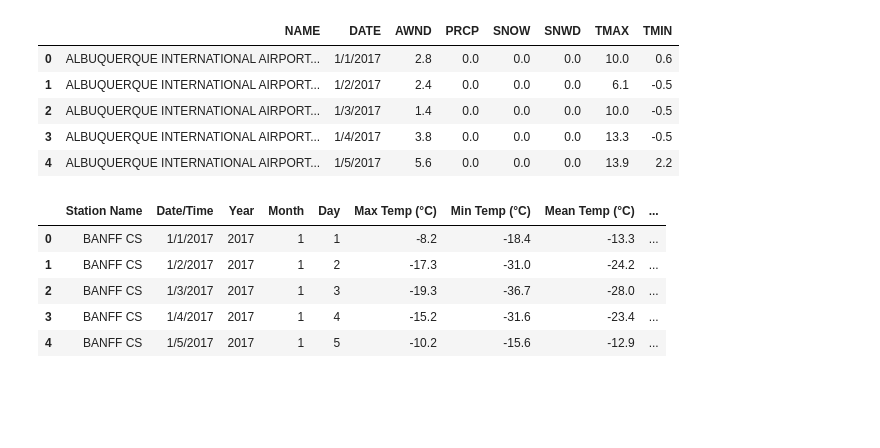
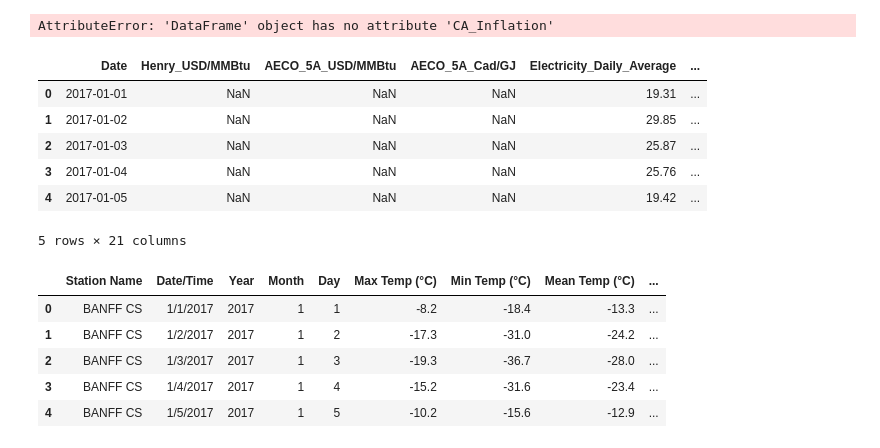
Before and after one commit to yidanzhao00/Natural-Gas-Price-Tendency-Analysis, a Jupyter notebook: code/read_weather_files.ipynb, the cells around one changed output. Drawn from its saved outputs; the diff is of its cells as text; code cells hidden in the pictures; blank space fills up the shorter version.

```diff
--- a/code/read_weather_files.ipynb
+++ b/code/read_weather_files.ipynb
@@ -10,6 +10,8 @@ import statsmodels.api as sm
 import statsmodels.formula.api as smf
 # %%
 #loading the file
-us_weather_df = pd.read_csv("C:/Users/zhaoy/Documents/ECON_611_Uniper_Project/ECON-611-Uniper-Project/data/US_weather_data/combined_us_weather.csv")
-ca_weather_df = pd.read_csv("C:/Users/zhaoy/Documents/ECON_611_Uniper_Project/ECON-611-Uniper-Project/data/CA_weather_data/combined_ca_weather.csv", encoding='ISO-8859-1')
-ab_weather_df = pd.read_csv("C:/Users/zhaoy/Documents/ECON_611_Uniper_Project/ECON-611-Uniper-Project/data/CA_weather_data/alberta_weather.csv", encoding='ISO-8859-1')
+us_weather_df = pd.read_csv("C:/Users/zhaoy/Documents/ECON_611_Uniper_Project/ECON-611-Uniper-Project/data_files/Monthly_data/US_weather_data/combined_us_weather.csv")
+ca_weather_df = pd.read_csv("C:/Users/zhaoy/Documents/ECON_611_Uniper_Project/ECON-611-Uniper-Project/data_files/Monthly_data/CA_weather_data/combined_ca_weather.csv", encoding='ISO-8859-1')
+ab_weather_df = pd.read_csv("C:/Users/zhaoy/Documents/ECON_611_Uniper_Project/ECON-611-Uniper-Project/data_files/monthly_data/CA_weather_data/alberta_weather.csv", encoding='ISO-8859-1')
+monthly_df = pd.read_csv("C:/Users/zhaoy/Documents/ECON_611_Uniper_Project/ECON-611-Uniper-Project/data_files/Monthly_data/Monthly_data.csv")
+daily_df = pd.read_csv("C:/Users/zhaoy/Documents/ECON_611_Uniper_Project/ECON-611-Uniper-Project/data_files/Daily_data/Daily_data.csv")
@@ -15,0 +28,2 @@ ab_weather_df = pd.read_csv("C:/Users/zhaoy/Documents/ECON_611_Uniper_Project/EC
+# %%
+daily_df.columns=daily_df.columns.str.replace(' ', '_')
@@ -15,0 +50,2 @@ ab_weather_df = pd.read_csv("C:/Users/zhaoy/Documents/ECON_611_Uniper_Project/EC
+# %%
+daily_df['Date'] = pd.to_datetime(daily_df['Date'])
@@ -16,12 +72,17 @@ ab_weather_df = pd.read_csv("C:/Users/zhaoy/Documents/ECON_611_Uniper_Project/EC
+# %%
+monthly_df.CA_Inflation
+# %% [output]
+AttributeError: 'DataFrame' object has no attribute 'CA_Inflation'
 # %%
-us_weather_df.head()
+daily_df.head()
 # %% [output]
-|  | NAME | DATE | AWND | PRCP | SNOW | SNWD | TMAX | TMIN |
-| 0 | ALBUQUERQUE INTERNATIONAL AIRPORT... | 1/1/2017 | 2.8 | 0.0 | 0.0 | 0.0 | 10.0 | 0.6 |
-| 1 | ALBUQUERQUE INTERNATIONAL AIRPORT... | 1/2/2017 | 2.4 | 0.0 | 0.0 | 0.0 | 6.1 | -0.5 |
-| 2 | ALBUQUERQUE INTERNATIONAL AIRPORT... | 1/3/2017 | 1.4 | 0.0 | 0.0 | 0.0 | 10.0 | -0.5 |
-| 3 | ALBUQUERQUE INTERNATIONAL AIRPORT... | 1/4/2017 | 3.8 | 0.0 | 0.0 | 0.0 | 13.3 | -0.5 |
-| 4 | ALBUQUERQUE INTERNATIONAL AIRPORT... | 1/5/2017 | 5.6 | 0.0 | 0.0 | 0.0 | 13.9 | 2.2 |
+|  | Date | Henry_USD/MMBtu | AECO_5A_USD/MMBtu | AECO_5A_Cad/GJ | Electricity_Daily_Average | ... |
+| 0 | 2017-01-01 | NaN | NaN | NaN | 19.31 | ... |
+| 1 | 2017-01-02 | NaN | NaN | NaN | 29.85 | ... |
+| 2 | 2017-01-03 | NaN | NaN | NaN | 25.87 | ... |
+| 3 | 2017-01-04 | NaN | NaN | NaN | 25.76 | ... |
+| 4 | 2017-01-05 | NaN | NaN | NaN | 19.42 | ... |
+5 rows × 21 columns
 # %%
 ca_weather_df.head()
 # %% [output]
```
Also changed, not shown: parts of 3 cells of this notebook, 1 other file.
